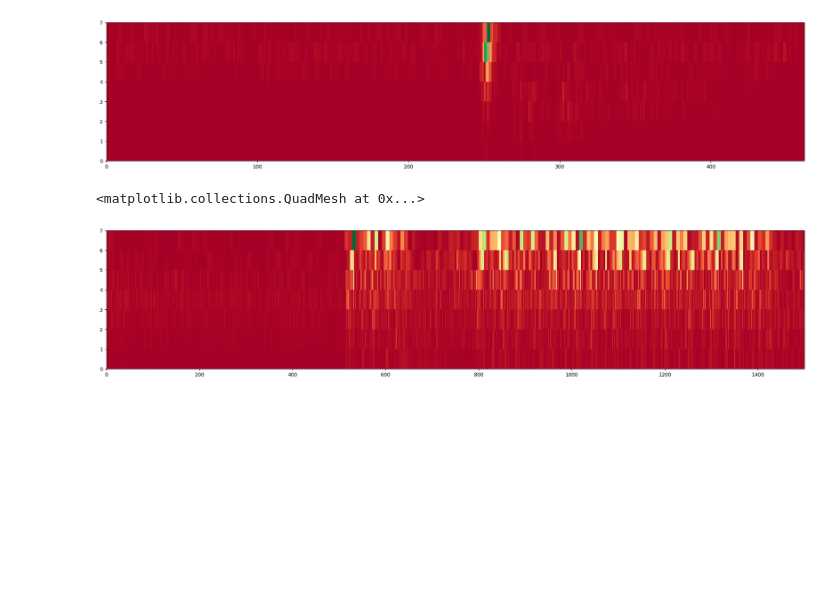
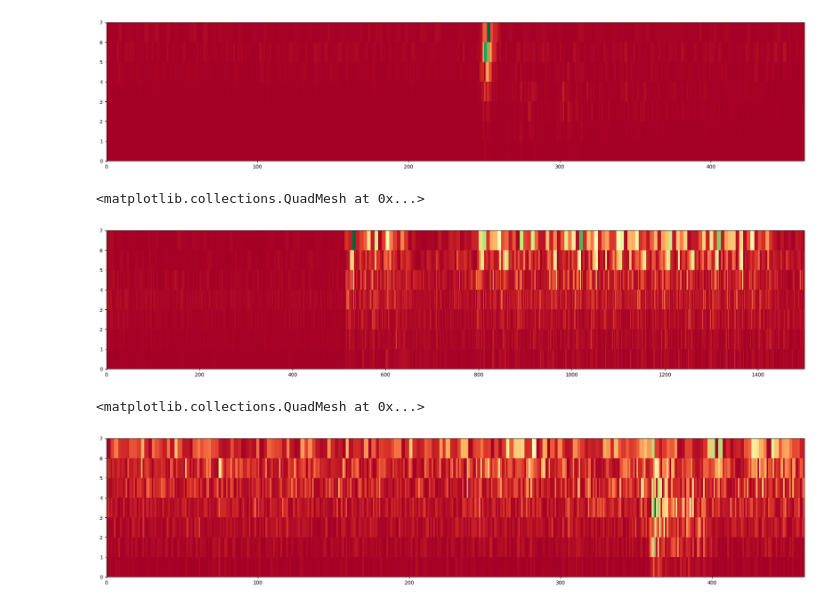
Before and after one commit to khood5/MLAudio, a Jupyter notebook: shotspotter/snn/test-visualizations.ipynb, the cells around one changed output. Cells and saved outputs as stored; diff of their text form; code cells hidden in the pictures; blank space fills up the shorter version.

```diff
--- a/shotspotter/snn/test-visualizations.ipynb
+++ b/shotspotter/snn/test-visualizations.ipynb
@@ -17,3 +17,10 @@ plt.pcolormesh(data, cmap='RdYlGn')
 # %% [output]
 <matplotlib.collections.QuadMesh at 0x...>
 [figure]
+# %%
+data = np.load('./data/1200-dwt.npz')['train_set'][925]
+plt.figure(figsize=(25,5))
+plt.pcolormesh(data, cmap='RdYlGn')
+# %% [output]
+<matplotlib.collections.QuadMesh at 0x...>
+[figure, added]
```
Also changed, not shown: parts of 1 cell of this notebook, 5 other files.
